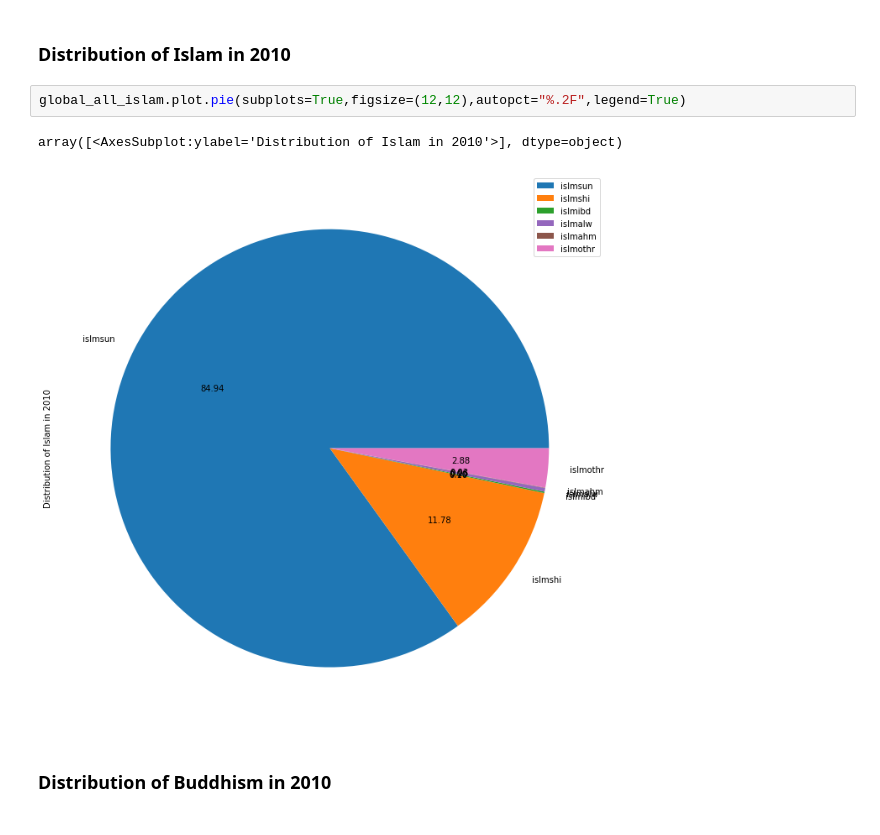
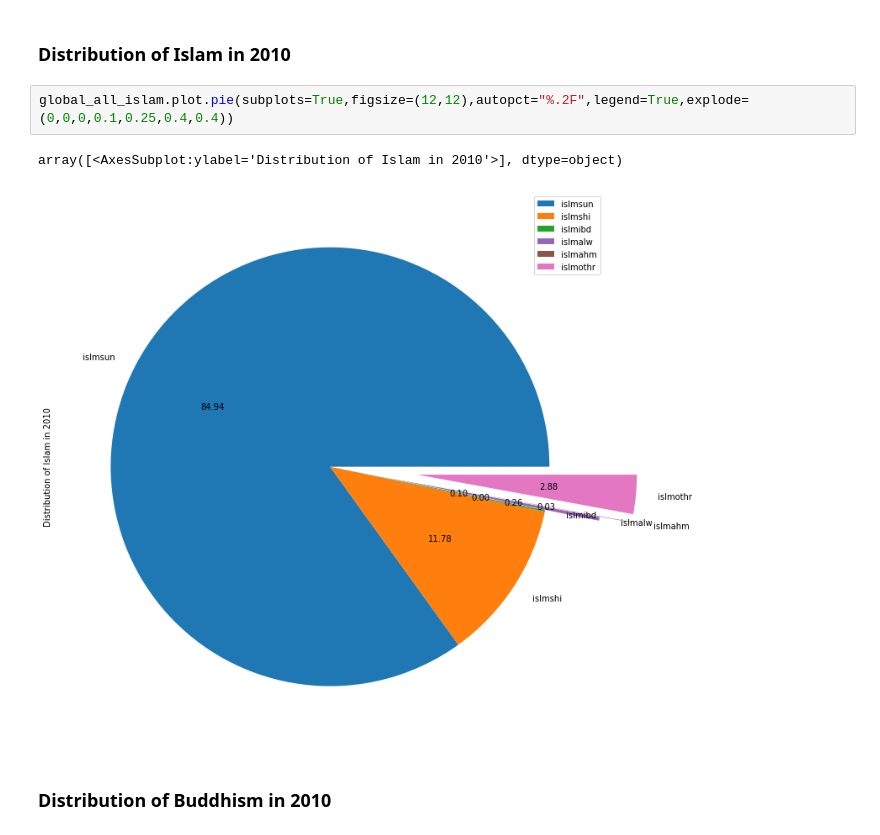
Before and after one commit to saberzero1/world-religion-data-visualization, a Jupyter notebook: index.ipynb, the cells around one changed output. Cells and saved outputs as stored; diff of their text form.

Commit message:
Updated pie charts.

```diff
--- a/index.ipynb
+++ b/index.ipynb
@@ -105,10 +106,10 @@ array([<AxesSubplot:ylabel='Distribution of Judaism in 2010'>],
 # %% [markdown]
 ### Distribution of Islam in 2010
 # %%
-global_all_islam.plot.pie(subplots=True,figsize=(12,12),autopct="%.2F",legend=True)
+global_all_islam.plot.pie(subplots=True,figsize=(12,12),autopct="%.2F",legend=True,explode=(0,0,0,0.1,0.25,0.4,0.4))
 # %% [output]
 array([<AxesSubplot:ylabel='Distribution of Islam in 2010'>], dtype=object)
-[figure, old version]
+[figure, new version]
 # %% [markdown]
 ### Distribution of Buddhism in 2010
 # %%
```
Also changed, not shown: parts of 3 cells of this notebook.
